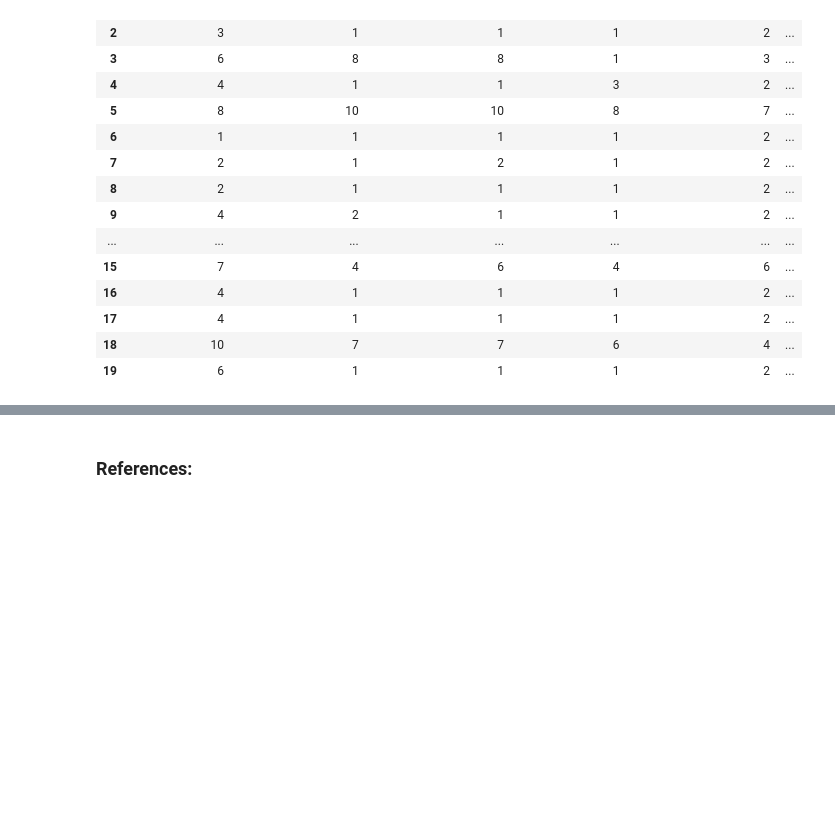
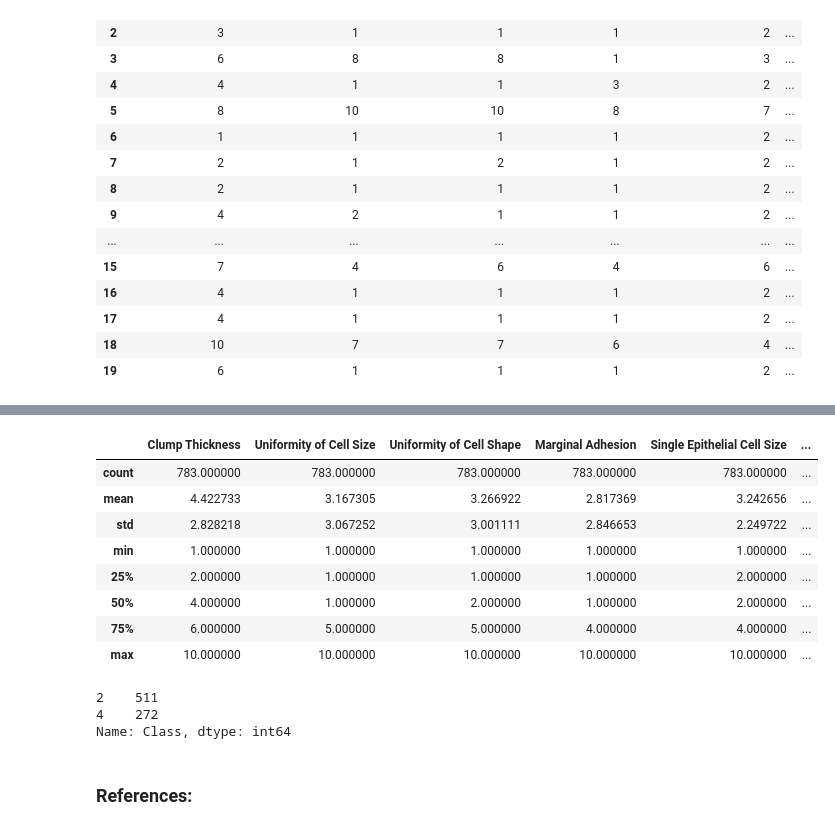
Before and after one commit to Ruairi8/ProgDAProject2, a Jupyter notebook: file1.ipynb, the cells around one changed output, grey strips where cells are left out. Cells and saved outputs as stored; diff of their text form; code cells hidden in the pictures; blank space fills up the shorter version.

```diff
--- a/file1.ipynb
+++ b/file1.ipynb
@@ -711,6 +750,6 @@ random_datafr
 100 rows × 10 columns
-# %%
-random_datafr.columns = ["Clump_Thickness", "Uniformity_of_Cell_Size", "Uniformity_of_Cell_Shape", "Marginal_Adhesion", "Single_Epithelial_Cell_Size", "Bare_Nuclei", "Bland_Chromatin", "Normal_Nucleoli", "Mitoses", "Class"]
+# %%
+random_datafr.columns = ["Clump Thickness", "Uniformity of Cell Size", "Uniformity of Cell Shape", "Marginal Adhesion", "Single Epithelial Cell Size", "Bare Nuclei", "Bland Chromatin", "Normal Nucleoli", "Mitoses", "Class"]
 # %%
 random_datafr.head(15)
 # %% [output]
@@ -772,4 +813,0 @@ newDatafr
-# %%
-dataframes = [datafr, random_datafr]
-newDatafr = pd.concat(dataframes, join="inner")
-newDatafr
@@ -790,4 +813,0 @@ newDatafr
-# %%
-#dataframes = [datafr, random_datafr]
-newDatafr = pd.merge(datafr, random_datafr, on=("Clump Thickness", "Uniformity of Cell Size", "Uniformity of Cell Shape", "Marginal Adhesion", "Single Epithelial Cell Size", "Bare Nuclei", "Bland Chromatin", "Normal Nucleoli", "Mitoses", "Class"))
-newDatafr
@@ -801,3 +814,21 @@ SyntaxError: invalid syntax (<ipython-input-89-04b9df9c22c5>, line 1)
+# %%
+newDatafr.describe()
+# %% [output]
+|  | Clump Thickness | Uniformity of Cell Size | Uniformity of Cell Shape | Marginal Adhesion | Single Epithelial Cell Size | ... |
+| count | 783.000000 | 783.000000 | 783.000000 | 783.000000 | 783.000000 | ... |
+| mean | 4.422733 | 3.167305 | 3.266922 | 2.817369 | 3.242656 | ... |
+| std | 2.828218 | 3.067252 | 3.001111 | 2.846653 | 2.249722 | ... |
+| min | 1.000000 | 1.000000 | 1.000000 | 1.000000 | 1.000000 | ... |
+| 25% | 2.000000 | 1.000000 | 1.000000 | 1.000000 | 2.000000 | ... |
+| 50% | 4.000000 | 1.000000 | 2.000000 | 1.000000 | 2.000000 | ... |
+| 75% | 6.000000 | 5.000000 | 5.000000 | 4.000000 | 4.000000 | ... |
+| max | 10.000000 | 10.000000 | 10.000000 | 10.000000 | 10.000000 | ... |
+# %%
+newDatafr["Class"].value_counts()
+# %% [output]
+2    511
+4    272
+Name: Class, dtype: int64
 # %% [markdown]
 ### References:
 # %% [markdown]
```
Also changed, not shown: parts of 27 cells of this notebook.
